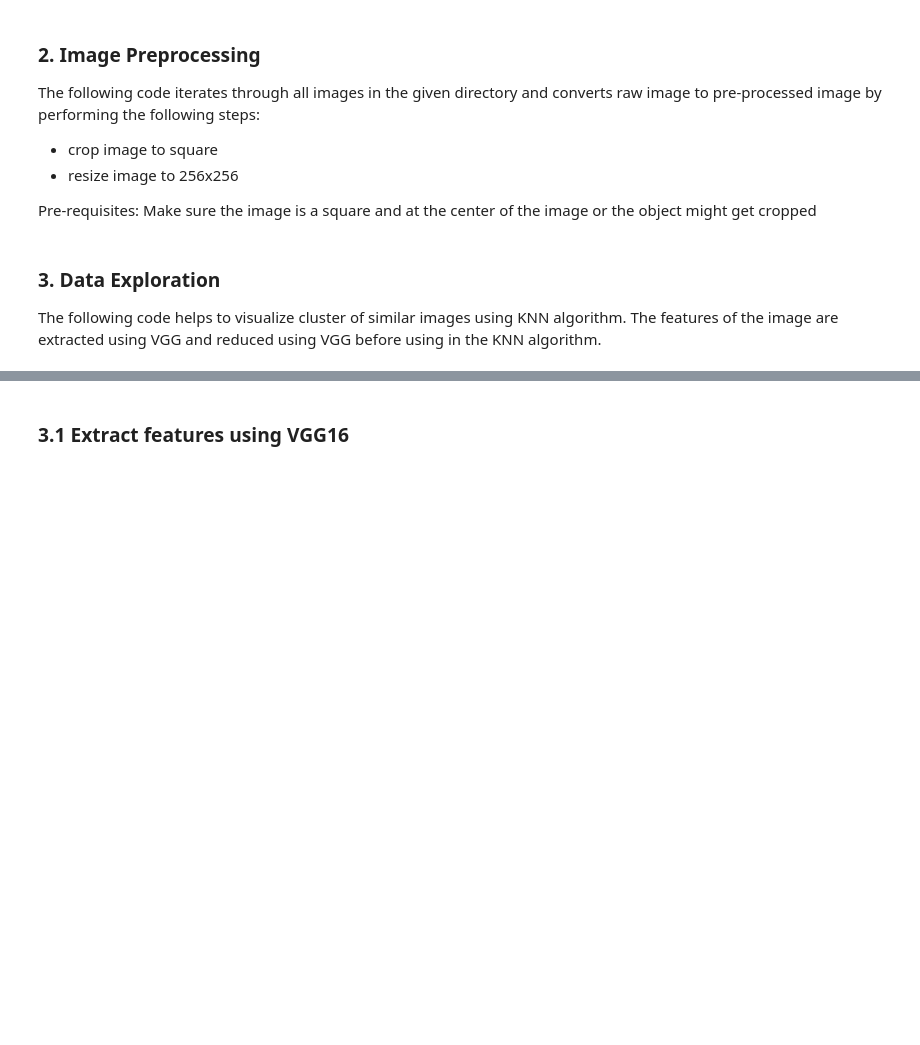
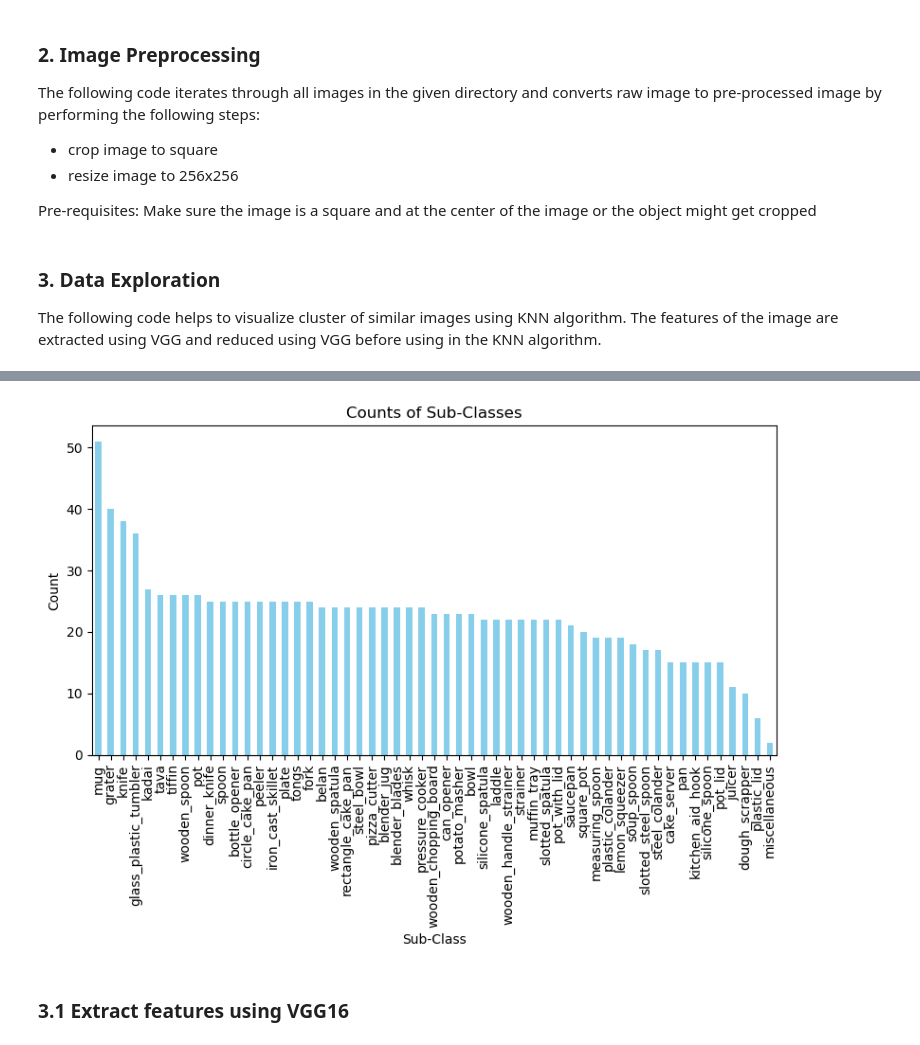
Before and after one commit to anushreedas/CNN_Dishwasher-safe_or_Not, a Jupyter notebook: Data_Preprocessing_and_Exploration.ipynb, the cells around one changed output, grey strips where cells are left out. Cells and saved outputs as stored; diff of their text form; code cells hidden in the pictures; blank space fills up the shorter version.

```diff
--- a/Data_Preprocessing_and_Exploration.ipynb
+++ b/Data_Preprocessing_and_Exploration.ipynb
@@ -98,0 +187,3 @@ import pickle
+# %%
+sub_class_counts = df['Sub_Class'].value_counts()
+sub_class_counts
@@ -99 +208,16 @@ import pickle
+# %%
+# Create a bar chart
+plt.figure(figsize=(8, 6))
+sub_class_counts.plot(kind='bar', color='skyblue')
+plt.title('Counts of Sub-Classes')
+plt.xlabel('Sub-Class')
+plt.ylabel('Count')
+
+# Display the chart
+plt.tight_layout()
+plt.savefig("/Users/anushree/Desktop/Dishwasher-safe Or Not/sub_class_dist.png")
+
+plt.show()
+# %% [output]
+[figure, added]
 # %%
```
Also changed, not shown: parts of 12 cells of this notebook.
